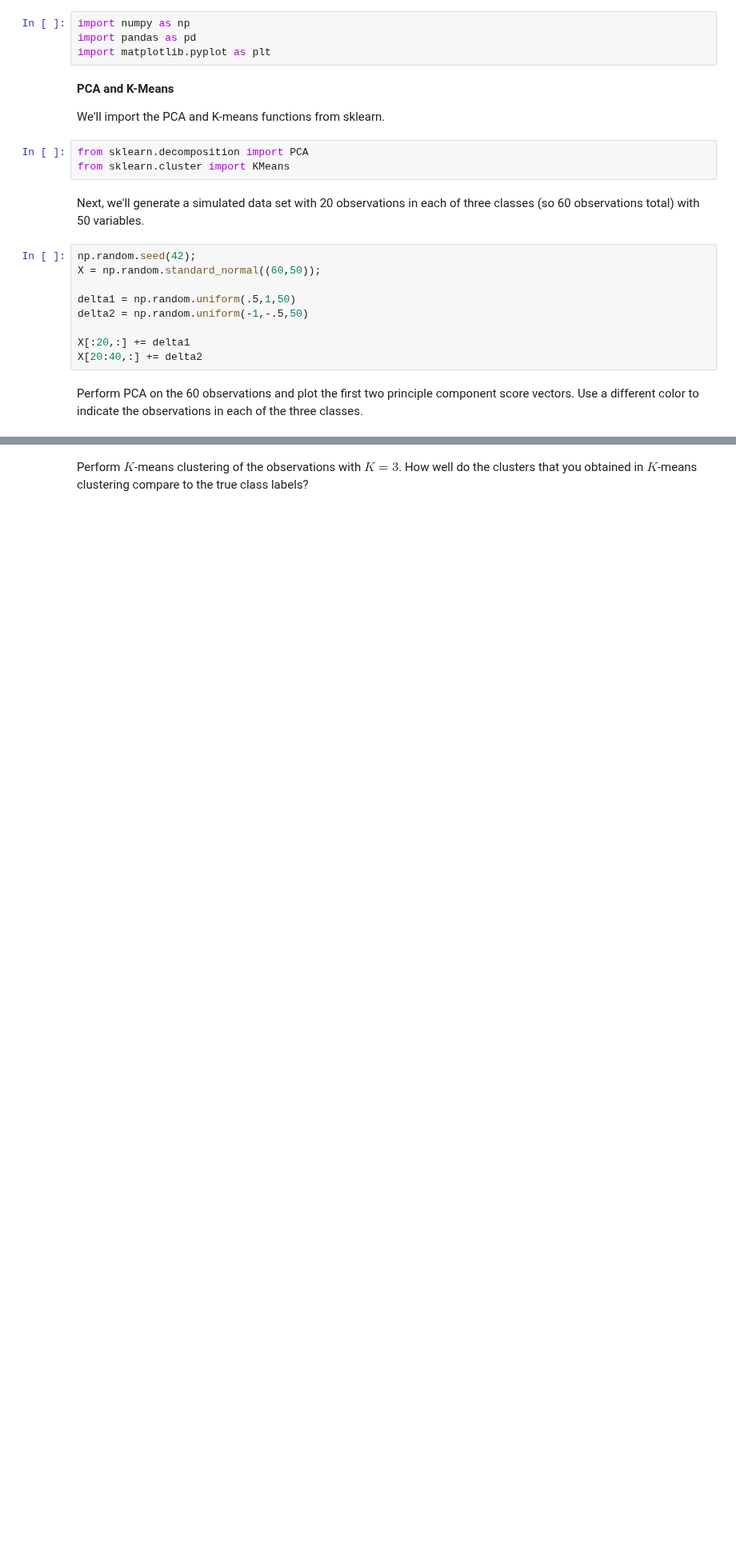
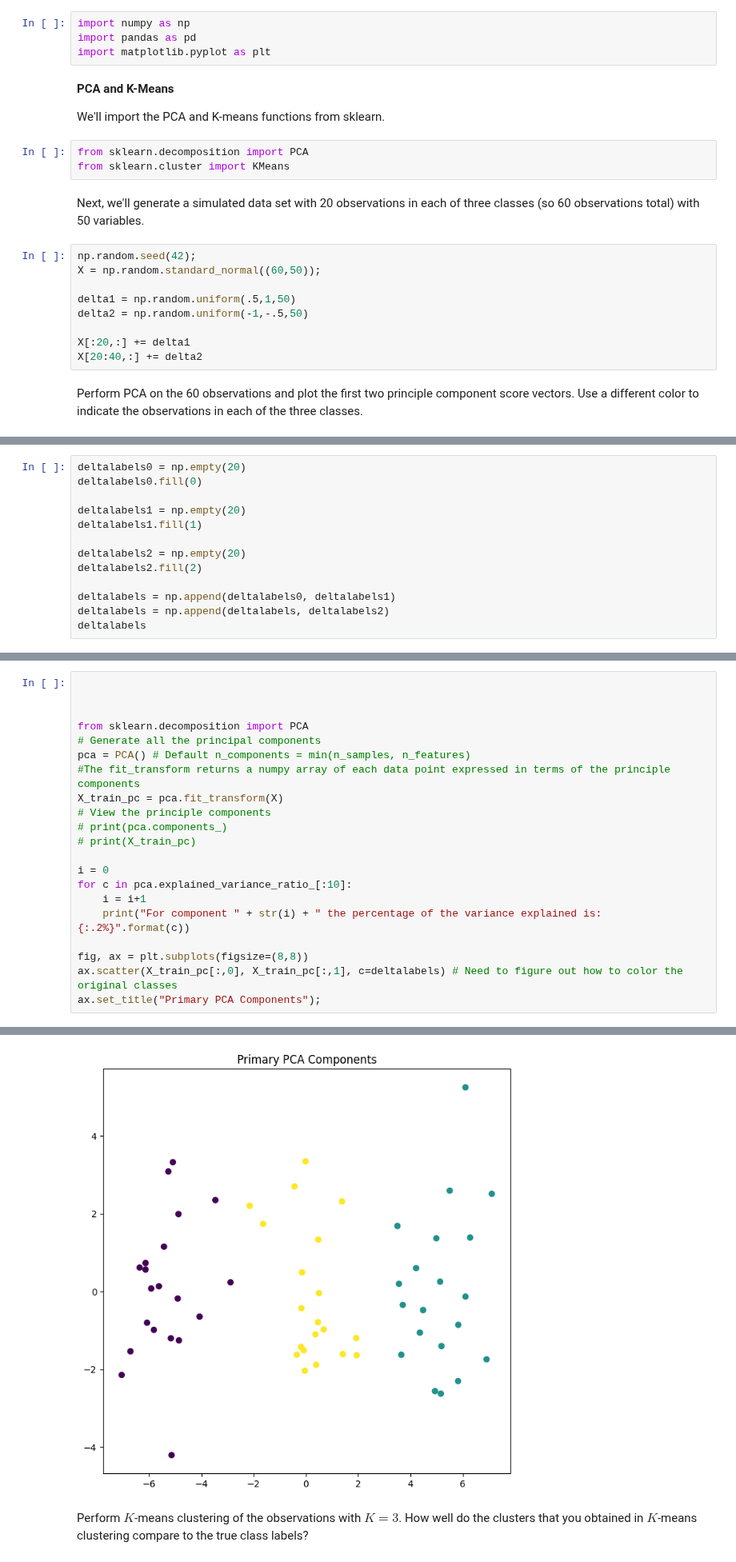
Before and after one commit to robchristiansen13/Learning, a Jupyter notebook: WeberState/CS 6570 (Data Science Algorithms I)/Assignments/CS-6570 Homework 5.ipynb, the cells around one changed output, grey strips where cells are left out. Shown at 80% size. Saved outputs shown, nothing was run; the diff lists cells and outputs as text; blank space fills up the shorter version.

```diff
--- a/WeberState/CS 6570 (Data Science Algorithms I)/Assignments/CS-6570 Homework 5.ipynb
+++ b/WeberState/CS 6570 (Data Science Algorithms I)/Assignments/CS-6570 Homework 5.ipynb
@@ -36,0 +35,13 @@ Perform PCA on the 60 observations and plot the first two principle component sc
+# %%
+deltalabels0 = np.empty(20)
+deltalabels0.fill(0)
+
+deltalabels1 = np.empty(20)
+deltalabels1.fill(1)
+
+deltalabels2 = np.empty(20)
+deltalabels2.fill(2)
+
+deltalabels = np.append(deltalabels0, deltalabels1)
+deltalabels = np.append(deltalabels, deltalabels2)
+deltalabels
@@ -36,0 +53,22 @@ Perform PCA on the 60 observations and plot the first two principle component sc
+# %%
+
+
+
+from sklearn.decomposition import PCA
+# Generate all the principal components
+pca = PCA() # Default n_components = min(n_samples, n_features)
+#The fit_transform returns a numpy array of each data point expressed in terms of the principle components
+X_train_pc = pca.fit_transform(X)
+# View the principle components
+# print(pca.components_)
+# print(X_train_pc)
+
+i = 0
+for c in pca.explained_variance_ratio_[:10]:
+    i = i+1
+    print("For component " + str(i) + " the percentage of the variance explained is: {:.2%}".format(c))
+
+fig, ax = plt.subplots(figsize=(8,8))
+ax.scatter(X_train_pc[:,0], X_train_pc[:,1], c=deltalabels) # Need to figure out how to color the original classes
+ax.set_title("Primary PCA Components");
+# %% [output]
@@ -37,2 +85,3 @@ Perform PCA on the 60 observations and plot the first two principle component sc
+[figure, added]
 # %% [markdown]
 Perform $K$-means clustering of the observations with $K = 3$. How well do the clusters that you obtained in $K$-means clustering compare to the true class labels?
```
Also changed, not shown: parts of 10 cells of this notebook.
